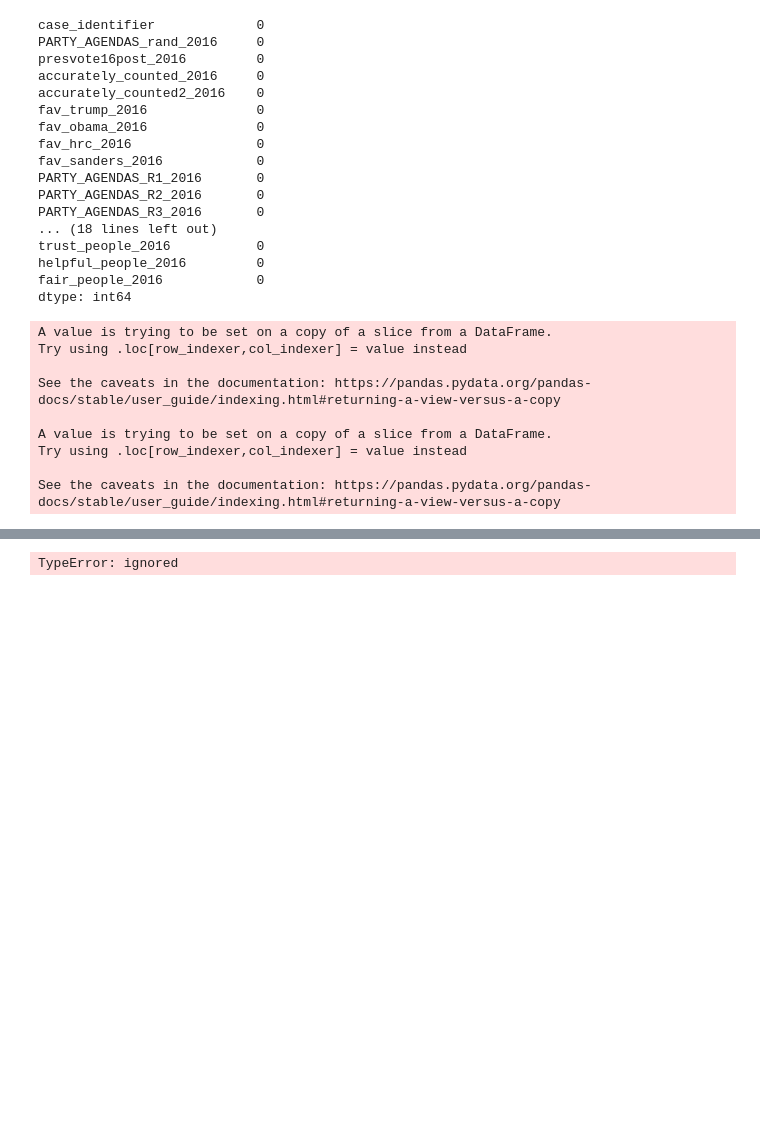
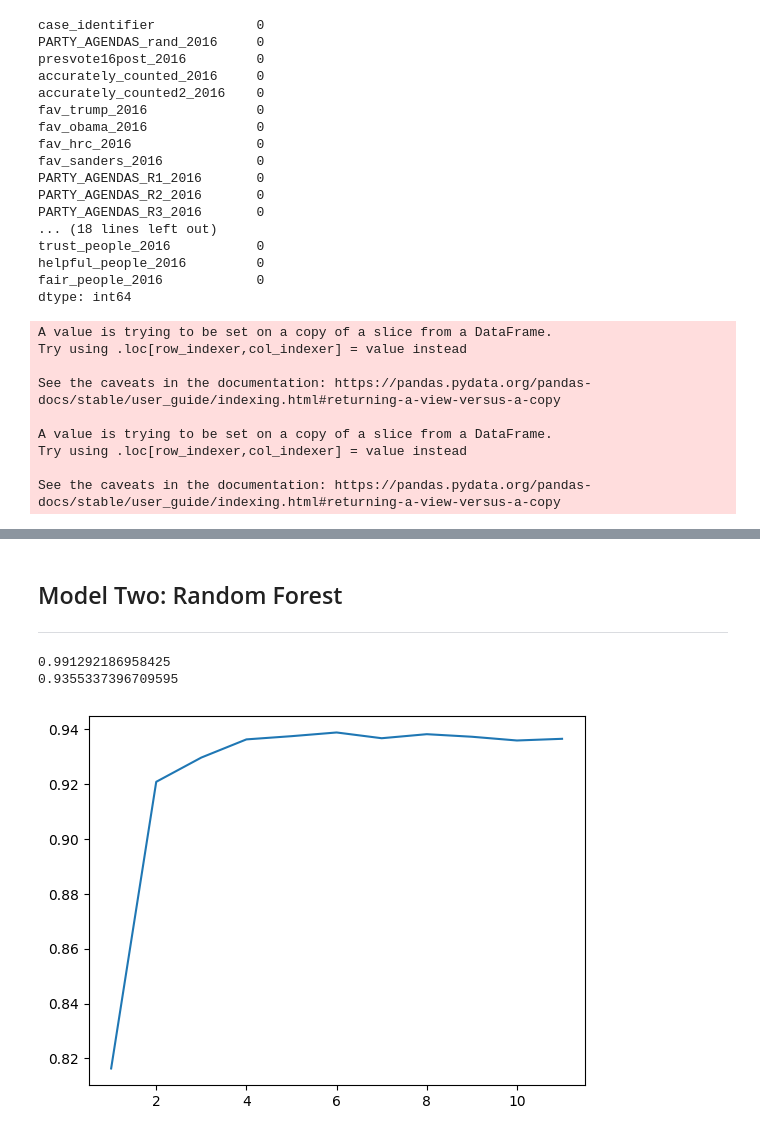
Before and after one commit to JosephHobbs9292/Voter-Classification-and-Feature-Importance, a Jupyter notebook: RFH.ipynb, the cells around one changed output, grey strips where cells are left out. Drawn from its saved outputs; the diff is of its cells as text; code cells hidden in the pictures; blank space fills up the shorter version.

```diff
--- a/RFH.ipynb
+++ b/RFH.ipynb
@@ -422,8 +422,42 @@ files.download('Test.csv')
-# %%
-## Creating Dictionary of all average values for the clusters
-Cluster_one = cluster_groups.loc(cluster_groups["cluster"] == 1)
-Cluster_one.head
-
-##cluster_groups["accurately_counted_2016"].value_counts()
-# %% [output]
-TypeError: ignored
+# %% [markdown]
+## Model Two: Random Forest
+---
+# %%
+## Splitting the data
+target = "presvote16post_2016"
+X = df_voters.drop(columns = [target]).copy()
+y = df_voters[target].copy()
+X_train, X_test, y_train, y_test = train_test_split(X, y, random_state=42)
+# %%
+## First iteration of model with default depth
+rf = RandomForestRegressor(random_state = 42)
+rf_pipe = make_pipeline(scaler, rf)
+rf_pipe.fit(X_train, y_train)
+rf_predictions = rf_pipe.predict(X_test)
+
+rf_scores_train = rf_pipe.score(X_train, y_train)
+rf_scores_test = rf_pipe.score(X_test, y_test)
+print(rf_scores_train)
+print(rf_scores_test)
+# %% [output]
+0.991292186958425
+0.9355337396709595
+# %%
+## finding best depth for rf model
+
+est_depths = [estimator.get_depth() for estimator in rf.estimators_]
+max(est_depths)
+
+depths = range(1, max(est_depths))
+scores = pd.DataFrame(index=depths, columns=['Test Score'])
+for depth in depths:
+   model = RandomForestRegressor(max_depth=depth)
+   model.fit(X_train, y_train)
+   scores.loc[depth, 'Train Score'] = model.score(X_train, y_train)
+   scores.loc[depth, 'Test Score'] = model.score(X_test, y_test)
+   scores.head()
+# %%
+## Visualzing depth scores
+plt.plot(scores['Test Score']);
+# %% [output]
+[figure, added]
```
Also changed, not shown: parts of 27 cells of this notebook.
